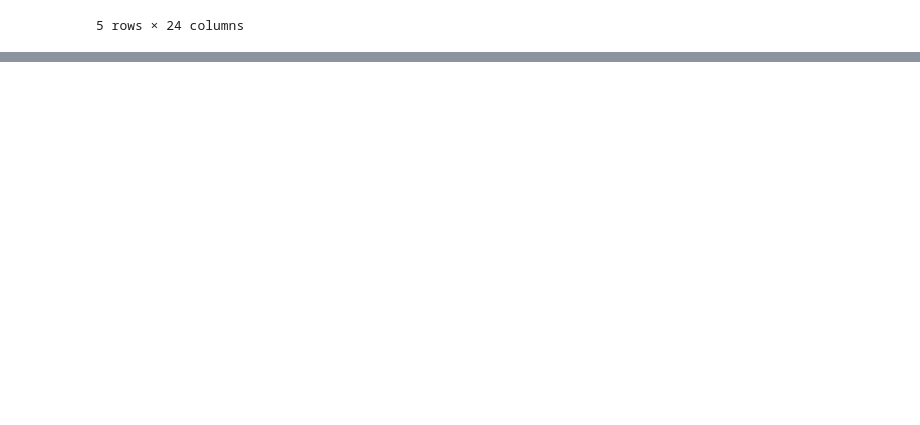
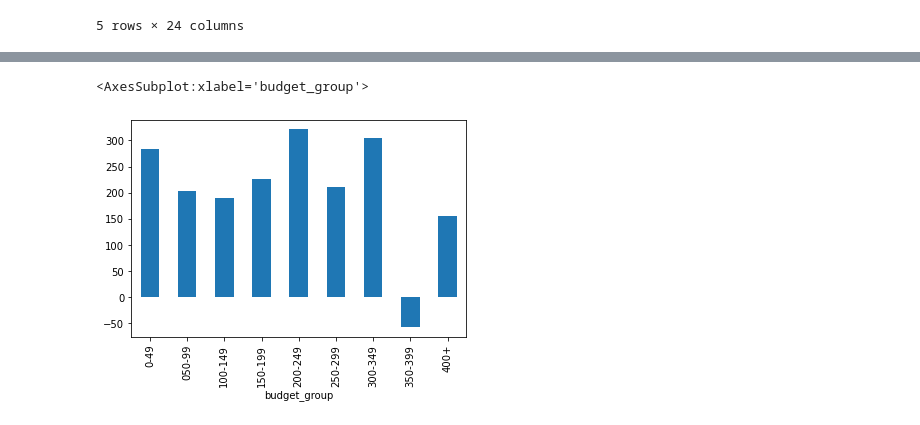
Before and after one commit to FeritYikar/ds-phase1-project, a Jupyter notebook: Cleaning_Folder/Ferit.ipynb, the cells around one changed output, grey strips where cells are left out. Drawn from its saved outputs; the diff is of its cells as text; code cells hidden in the pictures; blank space fills up the shorter version.

```diff
--- a/Cleaning_Folder/Ferit.ipynb
+++ b/Cleaning_Folder/Ferit.ipynb
@@ -547,0 +503,5 @@ monthly_trend.plot()
+# %%
+genre_analysis['budget_group'] = genre_analysis['production_budget'].map(lambda x: (x/1000000)//50)
+dict = {0:'0-49', 1:'050-99', 2:'100-149', 3:'150-199', 4:'200-249', 5:'250-299', 6:'300-349', 7:'350-399', 8:'400+'}
+genre_analysis['budget_group'] = genre_analysis['budget_group'].map(dict)
+genre_analysis.head()
@@ -547,0 +516,6 @@ monthly_trend.plot()
+# %%
+budget_analysis = genre_analysis.groupby('budget_group')['profit_margin_percent'].mean()
+budget_analysis.plot.bar()
+# %% [output]
+<AxesSubplot:xlabel='budget_group'>
+[figure, added]
```
Also changed, not shown: parts of 45 cells of this notebook.
